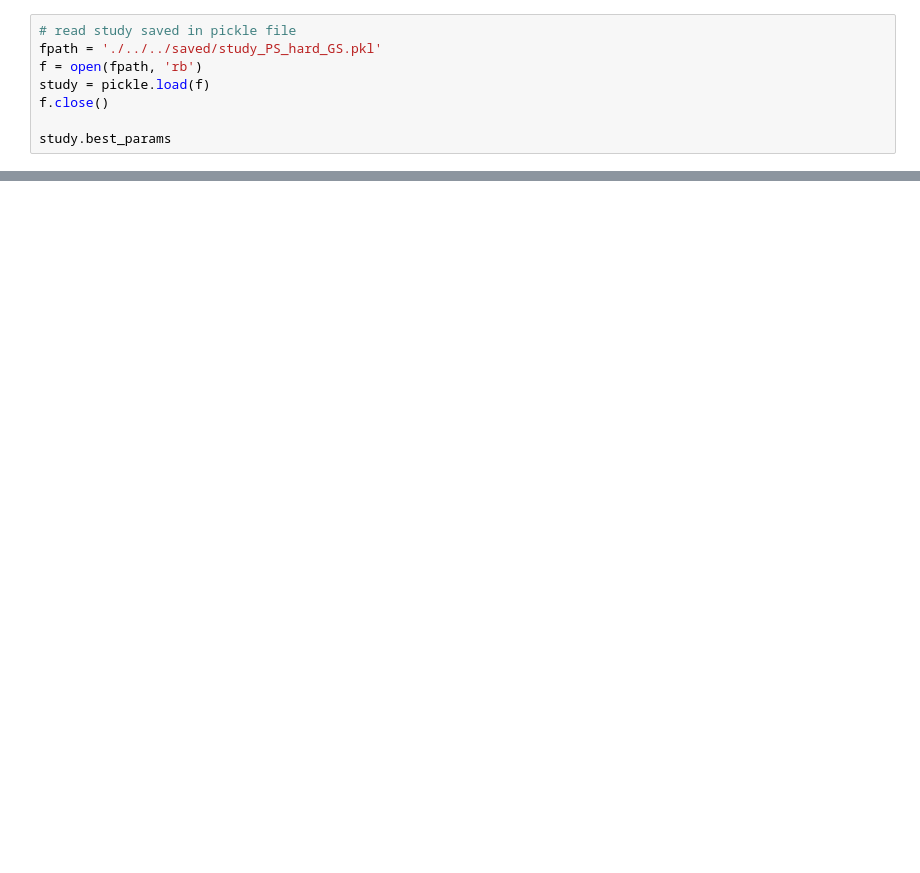
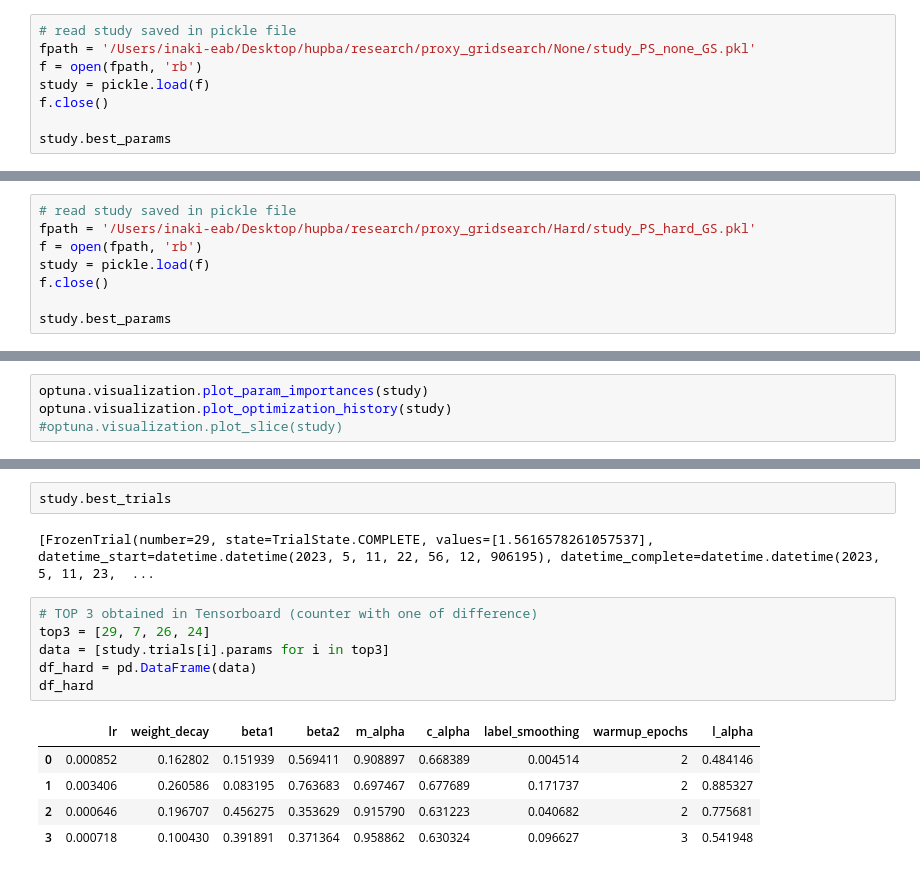
Before and after one commit to inakierregueab/vit_kd, a Jupyter notebook: notebooks/grid_search.ipynb, the cells around one changed output, grey strips where cells are left out. Cells and saved outputs as stored; diff of their text form; blank space fills up the shorter version.

```diff
--- a/notebooks/grid_search.ipynb
+++ b/notebooks/grid_search.ipynb
@@ -4,6 +5,6 @@ import pickle
 # %%
 # read study saved in pickle file
-fpath = './../../saved/study_PS_hard_GS.pkl'
+fpath = '/Users/inaki-eab/Desktop/hupba/research/proxy_gridsearch/None/study_PS_none_GS.pkl'
 f = open(fpath, 'rb')
 study = pickle.load(f)
 f.close()
@@ -34,0 +63,8 @@ optuna.visualization.plot_slice(study)
+# %%
+# read study saved in pickle file
+fpath = '/Users/inaki-eab/Desktop/hupba/research/proxy_gridsearch/Hard/study_PS_hard_GS.pkl'
+f = open(fpath, 'rb')
+study = pickle.load(f)
+f.close()
+
+study.best_params
@@ -34,0 +81,4 @@ optuna.visualization.plot_slice(study)
+# %%
+optuna.visualization.plot_param_importances(study)
+optuna.visualization.plot_optimization_history(study)
+#optuna.visualization.plot_slice(study)
@@ -34,0 +87,16 @@ optuna.visualization.plot_slice(study)
+# %%
+study.best_trials
+# %% [output]
+[FrozenTrial(number=29, state=TrialState.COMPLETE, values=[1.5616578261057537], datetime_start=datetime.datetime(2023, 5, 11, 22, 56, 12, 906195), datetime_complete=datetime.datetime(2023, 5, 11, 23,  ...
+# %%
+# TOP 3 obtained in Tensorboard (counter with one of difference)
+top3 = [29, 7, 26, 24]
+data = [study.trials[i].params for i in top3]
+df_hard = pd.DataFrame(data)
+df_hard
+# %% [output]
+|  | lr | weight_decay | beta1 | beta2 | m_alpha | c_alpha | label_smoothing | warmup_epochs | l_alpha |
+| 0 | 0.000852 | 0.162802 | 0.151939 | 0.569411 | 0.908897 | 0.668389 | 0.004514 | 2 | 0.484146 |
+| 1 | 0.003406 | 0.260586 | 0.083195 | 0.763683 | 0.697467 | 0.677689 | 0.171737 | 2 | 0.885327 |
+| 2 | 0.000646 | 0.196707 | 0.456275 | 0.353629 | 0.915790 | 0.631223 | 0.040682 | 2 | 0.775681 |
+| 3 | 0.000718 | 0.100430 | 0.391891 | 0.371364 | 0.958862 | 0.630324 | 0.096627 | 3 | 0.541948 |
```
Also changed, not shown: parts of 10 cells of this notebook, 4 other files.
